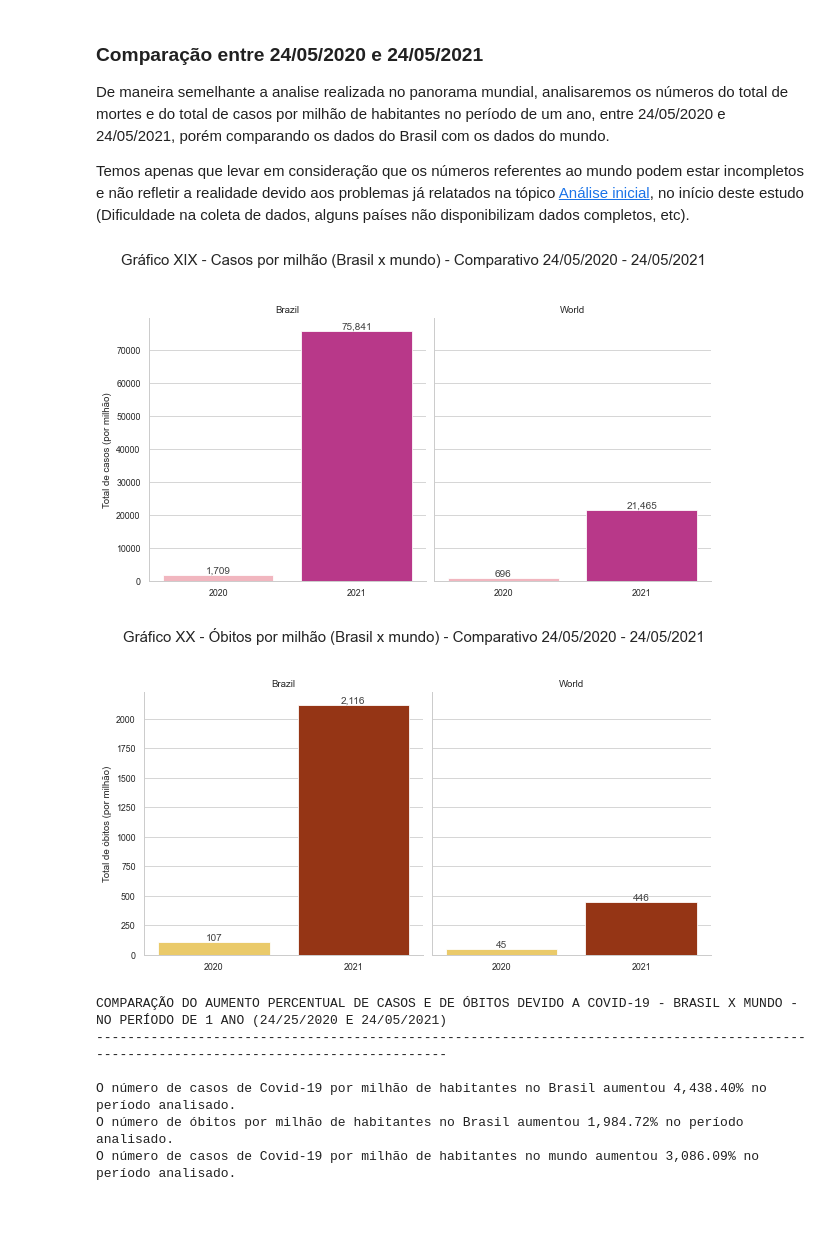
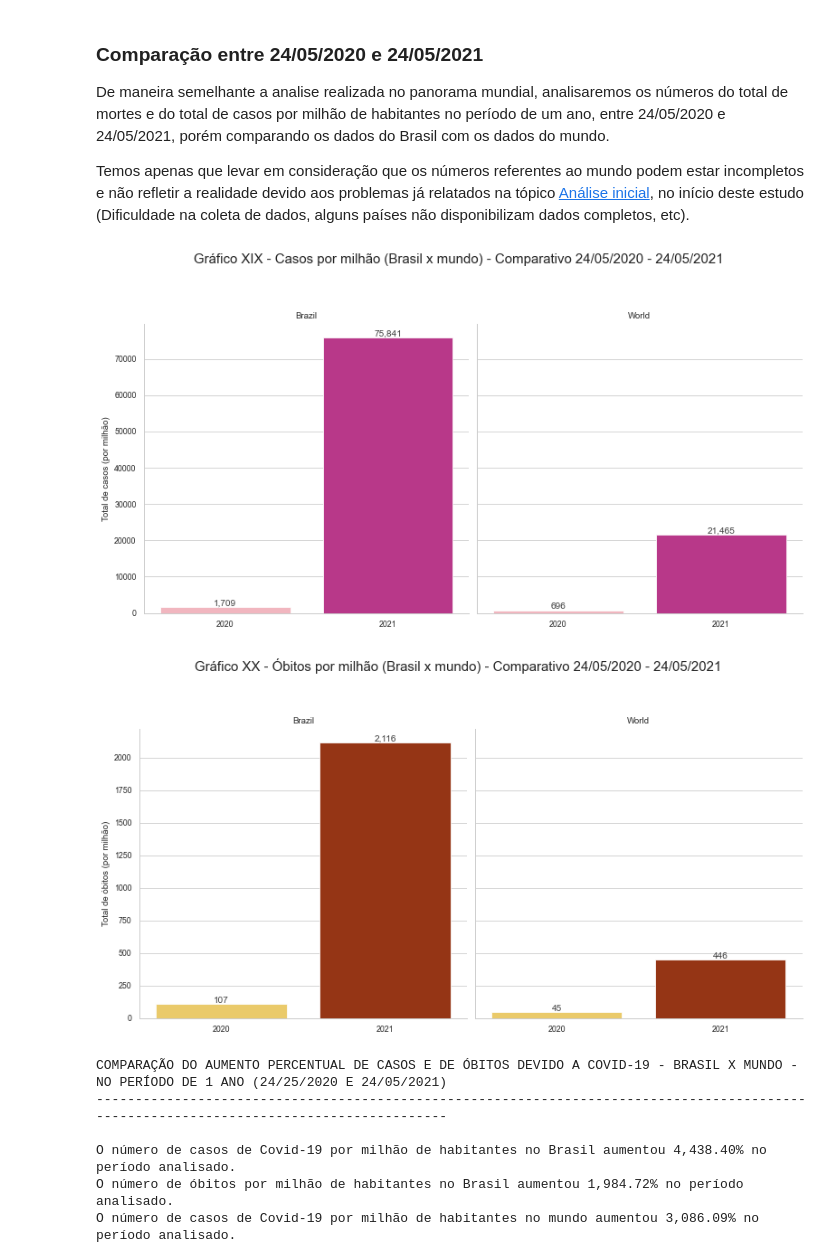
Before and after one commit to LuisCSGuimaraes/AnalisePandemiaCovid19, a Jupyter notebook: Notebook/Os números da pandemia - Panorama da COVID-19 no Brasil e no mundo.ipynb, the cells around one changed output. Saved outputs shown, nothing was run; the diff lists cells and outputs as text; code cells hidden in the pictures; blank space fills up the shorter version.

```diff
--- a/Notebook/Os números da pandemia - Panorama da COVID-19 no Brasil e no mundo.ipynb
+++ b/Notebook/Os números da pandemia - Panorama da COVID-19 no Brasil e no mundo.ipynb
@@ -1114,7 +1114,7 @@ comparativo_deaths_brasil = pd.concat([df_comp_deaths_br_2020, df_comp_deaths_br
 comparativo_deaths_brasil['Ano'] = comparativo_deaths_brasil.date.dt.year
 # %%
 #Exibindo o gráfico XIX - comparativo do aumento de casos do Brasil vs o aumento dos casos no mundo - 24/05/2020 e 24/05/2021
-ccb = sns.catplot(x='Ano', y='total_cases_per_million', col='location', data=comparativo_cases_brasil, kind='bar',  ci=None, aspect=.85, palette = 'RdPu')
+ccb = sns.catplot(x='Ano', y='total_cases_per_million', col='location', data=comparativo_cases_brasil, kind='bar',  ci=None, height=6 ,aspect=.9, palette = 'RdPu')
 (ccb.set_axis_labels("", "Total de casos (por milhão)")
   .set_titles("{col_name}"))
 ccb.fig.subplots_adjust(top=0.8)
@@ -1146,41 +1146,41 @@ for p in ax.patches:
 
 
 #Exibindo o gráfico XX - comparativo do aumento de óbitos do Brasil vs o aumento dos obitos no mundo - 24/05/2020 e 24/05/2021
-cdb = sns.catplot(x='Ano', y='total_deaths_per_million', col='location', data=comparativo_deaths_brasil, kind='bar',  ci=None,  aspect=.85, palette = 'afmhot_r')
+cdb = sns.catplot(x='Ano', y='total_deaths_per_million', col='location', data=comparativo_deaths_brasil, kind='bar',  ci=None, height=6,  aspect=.9, palette = 'afmhot_r')
 (cdb.set_axis_labels("", "Total de óbitos (por milhão)")
   .set_titles("{col_name}"))
 cdb.fig.subplots_adjust(top=0.8)
 cdb.fig.suptitle('Gráfico XX - Óbitos por milhão (Brasil x mundo) - Comparativo 24/05/2020 - 24/05/2021', fontsize=15)
 
 
 #Exibindo os números acima de cada barra
 ax = cdb.facet_axis(0,0)
 
 for p in ax.patches:
     ax.annotate(format(p.get_height(), ',.0f'),
                    (p.get_x() + p.get_width() / 2., p.get_height()),
                    ha = 'center', va = 'center',
                    xytext = (0, 4),
                    textcoords = 'offset points',
                    size = 10,
                    color = '#404040')
 
 ax = cdb.facet_axis(0,1)
 
 for p in ax.patches:
     ax.annotate(format(p.get_height(), ',.0f'),
                    (p.get_x() + p.get_width() / 2., p.get_height()),
                    ha = 'center', va = 'center',
                    xytext = (0, 4),
                    textcoords = 'offset points',
                    size = 10,
                    color = '#404040')
 
 #exibindo os gráficos
 plt.show()
 # %% [output]
-[figure, old version]
+[figure, new version]
-[figure, old version]
+[figure, new version]
 # %%
 #Variáveis para o cálculo do aumento percetual de casos por milhão no Brasil
 cases_br_2020 = comparativo_cases_brasil.total_cases_per_million.loc[(comparativo_cases_brasil.location == 'Brazil') & (comparativo_cases_brasil.date == '2020-05-24')].tolist()
```
Also changed, not shown: parts of 14 cells of this notebook.
